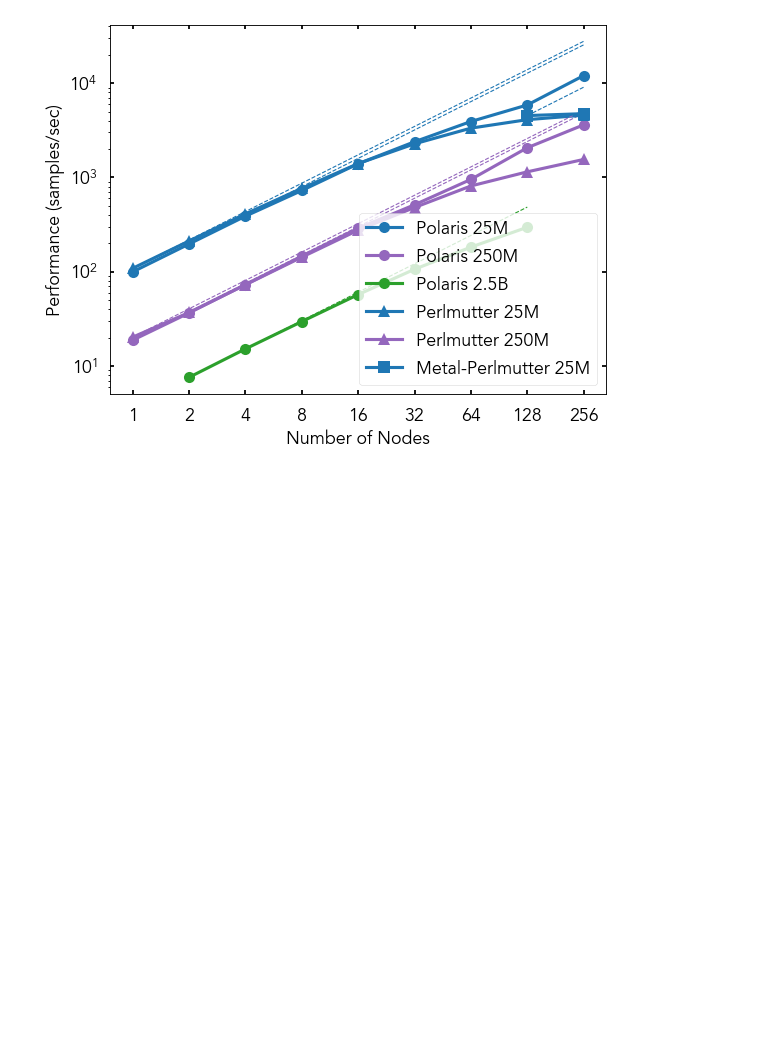
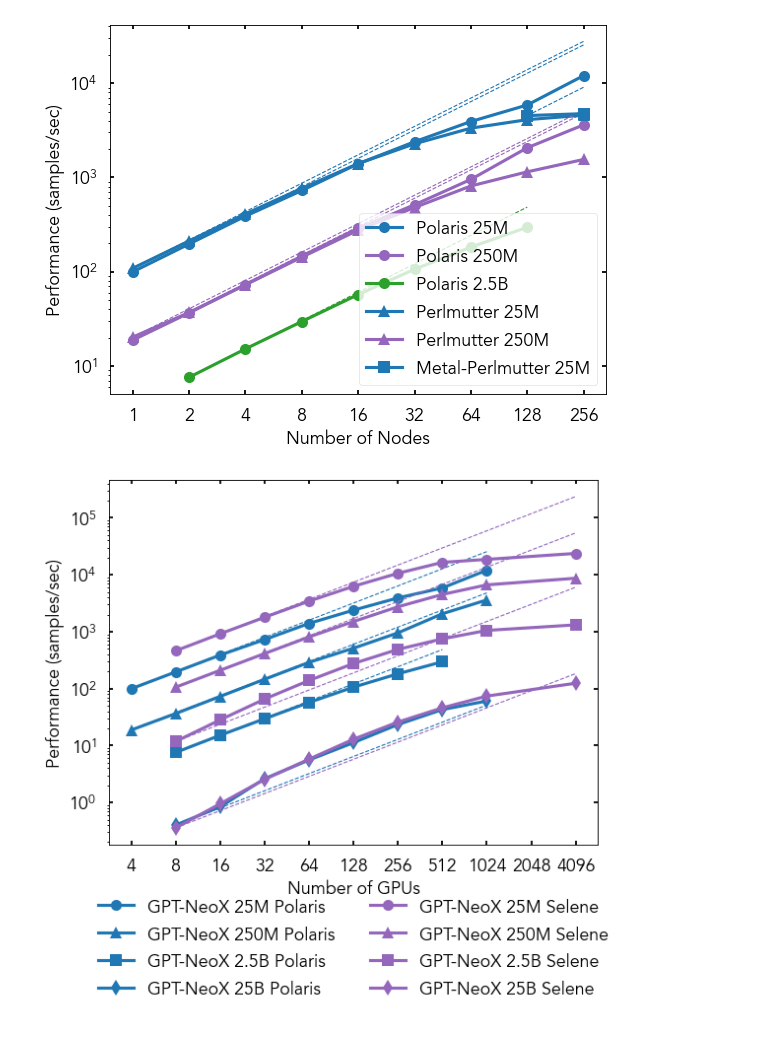
Before and after one commit to ramanathanlab/genslm, a Jupyter notebook: examples/perlmutter/study-perf/perf_scaling.ipynb, the cells around one changed output. Saved outputs shown, nothing was run; the diff lists cells and outputs as text; code cells hidden in the pictures; blank space fills up the shorter version.

Commit message:
selene plots

```diff
--- a/examples/perlmutter/study-perf/perf_scaling.ipynb
+++ b/examples/perlmutter/study-perf/perf_scaling.ipynb
@@ -222,0 +283,67 @@ plt.show()
+# %%
+experiments = {
+    "GPT-NeoX 25M Polaris": {
+        "color": "tab:blue",
+        "marker": "o",
+        "gpus": [4 * x for x in [1.0, 2.0, 4.0, 8.0, 16.0, 32.0, 64.0, 128.0, 256.0]],
+        "nodes": [1.0, 2.0, 4.0, 8.0, 16.0, 32.0, 64.0, 128.0, 256.0],
+        "thoughputs": [99.69, 196.89, 388.69, 727.55, 1399.26, 2393.12, 3924.46, 5877.20, 12038.14],
+    },
+    "GPT-NeoX 250M Polaris": {
+        "color": "tab:blue",
+        "marker": "^",
+        "gpus": [4 *x for x in [1.0, 2.0, 4.0, 8.0, 16.0, 32.0, 64.0, 128.0, 256.0]],
+        "nodes": [1.0, 2.0, 4.0, 8.0, 16.0, 32.0, 64.0, 128.0, 256.0],
+        "thoughputs": [18.8, 36.57, 73.03, 146.14, 289.31, 513.41, 954.06, 2067.22, 3616.43],
+    },
+    "GPT-NeoX 2.5B Polaris": {
+        "color": "tab:blue",
+        "marker": "s",
+        "gpus": [4 * x for x in [ 2.0, 4.0, 8.0, 16.0, 32.0, 64.0, 128.0]],
+        "nodes": [ 2.0, 4.0, 8.0, 16.0, 32.0, 64.0, 128.0],
+        "thoughputs": [7.58, 15.18, 29.59, 57.24, 106.18, 182.48, 296.30],
+    },
+    "GPT-NeoX 25B Polaris": {
+        "color": "tab:blue",
+        "marker": "d",
+        "gpus": [4*x for x in [2.0, 4.0, 8.0, 16.0, 32.0, 64.0, 128.0, 256.0]],
+        "nodes": [2.0, 4.0, 8.0, 16.0, 32.0, 64.0, 128.0, 256.0],
+        "thoughputs": [0.402, 0.841, 2.615, 5.582, 11.262, 23.401, 42.86, 60.661],
+    },
+    "GPT-NeoX 25M Selene": {
+        "color": "tab:purple",
+        "marker": "o",
+        "gpus": [8*x for x in [1.0, 2.0, 4.0, 8.0, 16.0, 32, 64, 128, 512]],
+        "nodes": [1.0, 2.0, 4.0, 8.0, 16.0, 32, 64, 128, 512],
+        "thoughputs": [463.065, 919.896, 1793.339, 3443.261, 6276.428, 10619.88, 16527.193, 18635.293, 23733.141]
+    },
+    "GPT-NeoX 250M Selene": {
+        "color": "tab:purple",
+        "marker": "^",
+        "gpus": [8*x for x in [1.0, 2.0, 4.0, 8.0, 16, 32, 64, 128, 512]],
+        "nodes": [1.0, 2.0, 4.0, 8.0, 16, 32, 64, 128, 512],
+        "thoughputs": [106.229, 210.121, 413.342, 808.874, 1509.376, 2741.311, 4517.886, 6651.950, 8705.693]
+    },
+    "GPT-NeoX 2.5B Selene": {
+        "color": "tab:purple",
+        "marker": "s",
+        "gpus": [8*x for x in [1.0, 2.0, 4.0, 8.0, 16.0, 32, 64, 128, 512]],
+        "nodes": [1.0, 2.0, 4.0, 8.0, 16.0, 32, 64, 128, 512],
+        "thoughputs": [11.822, 28.283, 65.589, 139.286, 276.247, 489.100, 749.027, 1052.997, 1318.296]
+    },
+    "GPT-NeoX 25B Selene": {
+        "color": "tab:purple",
+        "marker": "d",
+        "gpus": [8*x for x in [1.0, 2.0, 4.0, 8, 16, 32, 64, 128, 512]],
+        "nodes": [1.0, 2.0, 4.0, 8, 16, 32, 64, 128, 512],
+        "thoughputs": [0.359, 0.950, 2.551, 5.780, 12.915, 25.852, 46.035, 73.898, 124.391]
+    }
+}
+
+node_range = [4*x for x in [1, 2, 4, 8, 16, 32, 64, 128, 256, 512, 1024]]
+
+plot_scaling_performance_gpus(experiments, node_range)
+save_fig("figures/polaris-and-selene-gptneox-scaling_2048.png")
+plt.show()
+# %% [output]
+[figure, added]
```
Also changed, not shown: parts of 4 cells of this notebook, 3 other files.
